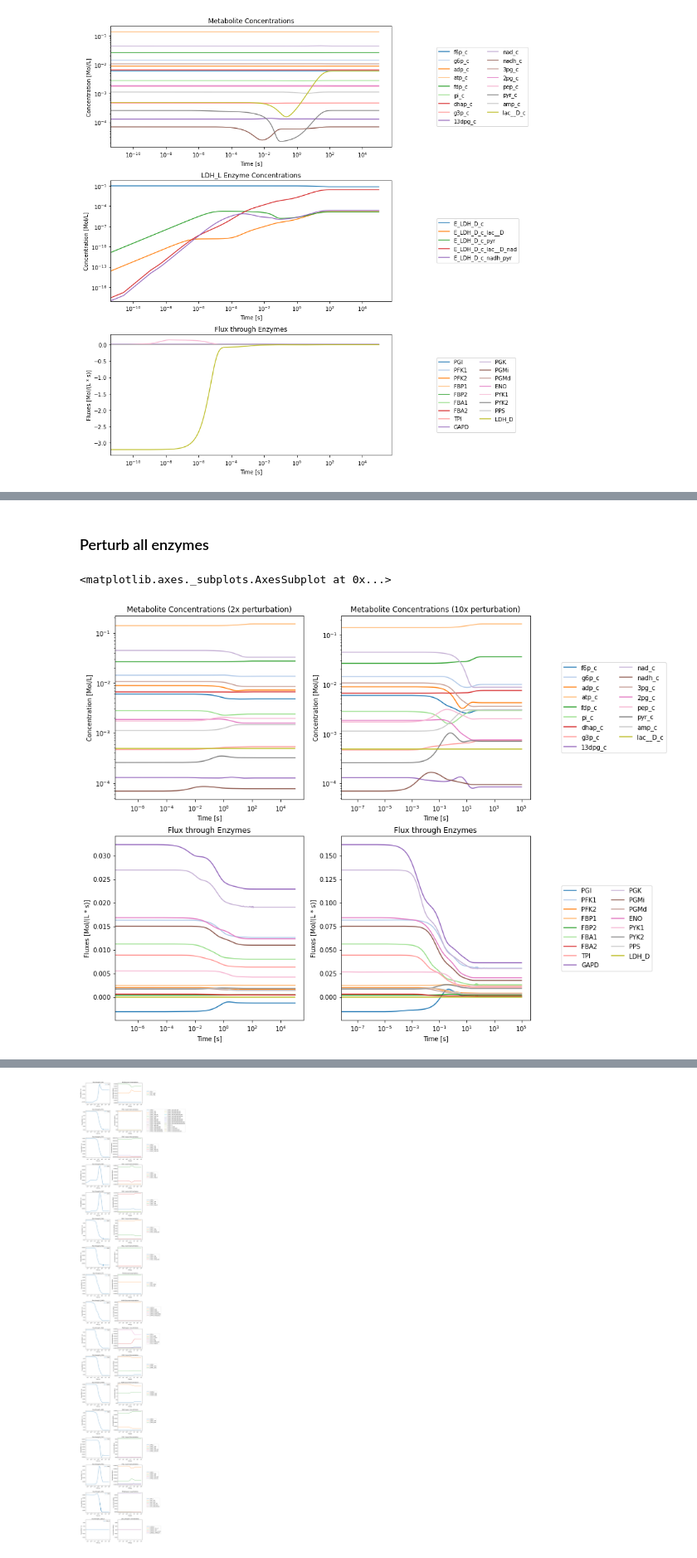
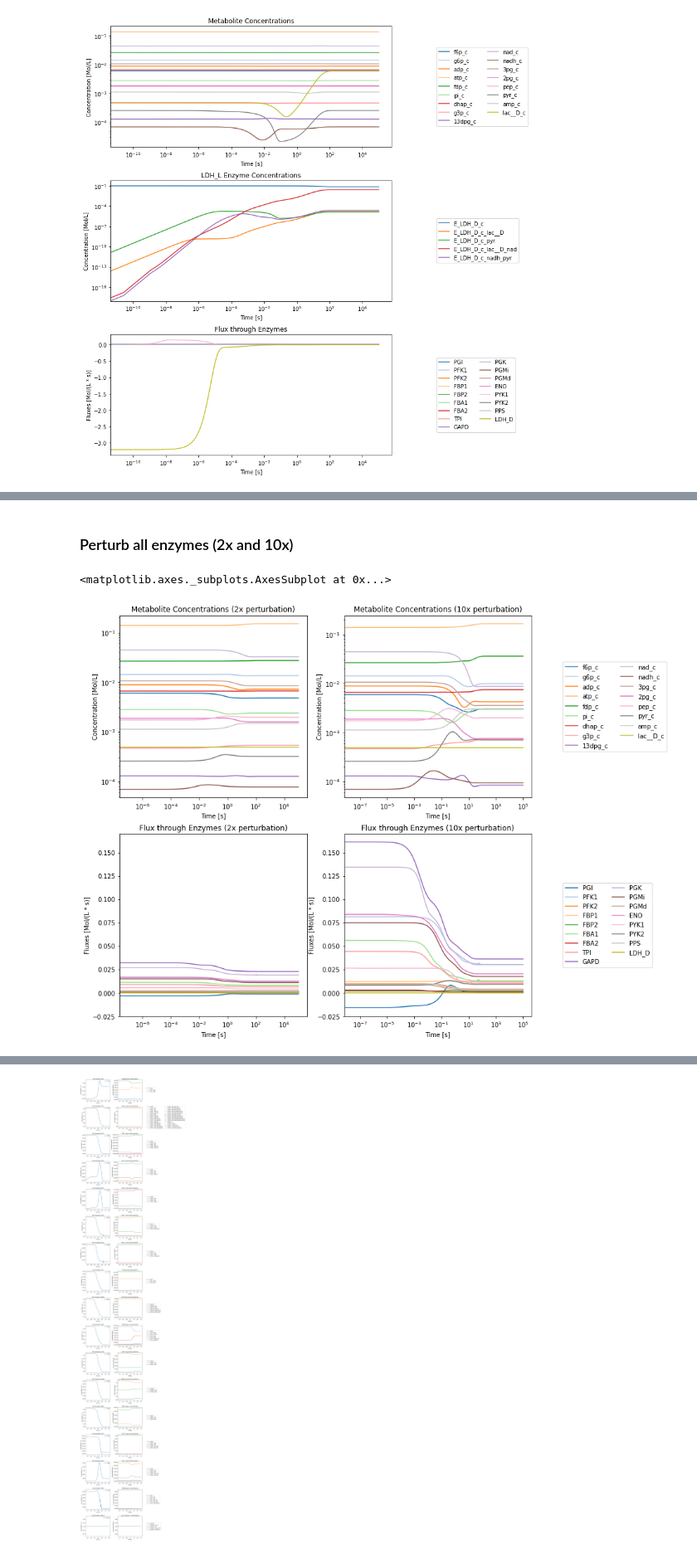
Before and after one commit to SBRG/GDGA_Shortcourse, a Jupyter notebook: Module4_Kinetics/Part2_Exercise/Kinetics and Thermodynamics of Real Metabolic Networks.ipynb, the cells around one changed output, grey strips where cells are left out. Shown at 83% size. Drawn from its saved outputs; the diff is of its cells as text; code cells hidden in the pictures.

```diff
--- a/Module4_Kinetics/Part2_Exercise/Kinetics and Thermodynamics of Real Metabolic Networks.ipynb
+++ b/Module4_Kinetics/Part2_Exercise/Kinetics and Thermodynamics of Real Metabolic Networks.ipynb
@@ -284,6 +239,15 @@ Loaded Glycolysis_C4
 # %%
 T = 313.15
 R = 8.314 / 1000 # kJ / mol·K
+
+# Get disequilibrium ratios (Gamma / Keq)
+Keq_values = {r.Keq_str: r.Keq for r in reference_model_wo_enzymes.reactions}
+diseq_expressions = strip_time(reference_model_wo_enzymes.get_disequilibrium_ratios())
+diseq_expressions = {
+    reaction.id: diseq for reaction, diseq in diseq_expressions.items()
+    if not reaction.boundary # Exclude boundary reactions
+}
+
 
 df = pd.DataFrame()
 for model in ensemble:
@@ -293,7 +257,8 @@ for model in ensemble:
         expr = expr.subs({m.id: m.ic for m in model.metabolites})
         expr = expr.subs({b: ic for b, ic in model.boundary_conditions.items()})
         expr = expr.subs(Keq_values)
-        diseq_data[rid] = R * T * np.log10(float(expr))
+        # Transform from (Gamma / Keq) -->  RT ln(Gamma / Keq)
+        diseq_data[rid] = R * T * np.log(float(expr))
 
 
     data = pd.DataFrame.from_dict(diseq_data, orient="index")
@@ -699,5 +745,5 @@ fig.tight_layout()
 # %% [markdown]
-### Perturb all enzymes
+### Perturb all enzymes (2x and 10x)
 # %%
 # 2x
 conc_sol_2x, flux_sol_2x = sim.simulate(
@@ -709,6 +755,7 @@ conc_sol_2x, flux_sol_2x = sim.simulate(
         for e in enzyme.enzyme_module_forms
      }
 )
+# 10x
 
 conc_sol_10x, flux_sol_10x = sim.simulate(
     model,
@@ -732,33 +779,35 @@ plot_time_profile(
     conc_sol_2x, ax=axes[0], observable=[
         m.id for m in model.metabolites
         if not isinstance(m, EnzymeModuleForm) and not m.fixed
     ], plot_function="loglog", title="Metabolite Concentrations (2x perturbation)",
     xlabel="Time [s]", ylabel="Concentration [Mol/L]",
     )
 
 plot_time_profile(
     conc_sol_10x, ax=axes[1], observable=[
         m.id for m in model.metabolites
         if not isinstance(m, EnzymeModuleForm) and not m.fixed
     ], plot_function="loglog", title="Metabolite Concentrations (10x perturbation)",
     xlabel="Time [s]", ylabel="Concentration [Mol/L]",
     legend="right outside"
     )
 
 plot_time_profile(
     flux_sol_2x, ax=axes[2], observable=[
         e.id for e in model.enzyme_modules
-    ], plot_function="semilogx", title="Flux through Enzymes",
+    ], plot_function="semilogx", title="Flux through Enzymes (2x perturbation)",
     xlabel="Time [s]", ylabel="Fluxes [Mol/(L * s)]",
+    ylim=[-0.025, 0.17],
     )
 
 plot_time_profile(
     flux_sol_10x, ax=axes[3], observable=[
         e.id for e in model.enzyme_modules
-    ], plot_function="semilogx", title="Flux through Enzymes",
+    ], plot_function="semilogx", title="Flux through Enzymes (10x perturbation)",
     xlabel="Time [s]", ylabel="Fluxes [Mol/(L * s)]",
     legend="right outside",
+    ylim=[-0.025, 0.17],
     )
 # %% [output]
 <matplotlib.axes._subplots.AxesSubplot at 0x...>
-[figure, old version]
+[figure, new version]
```
Also changed, not shown: parts of 32 cells of this notebook.
